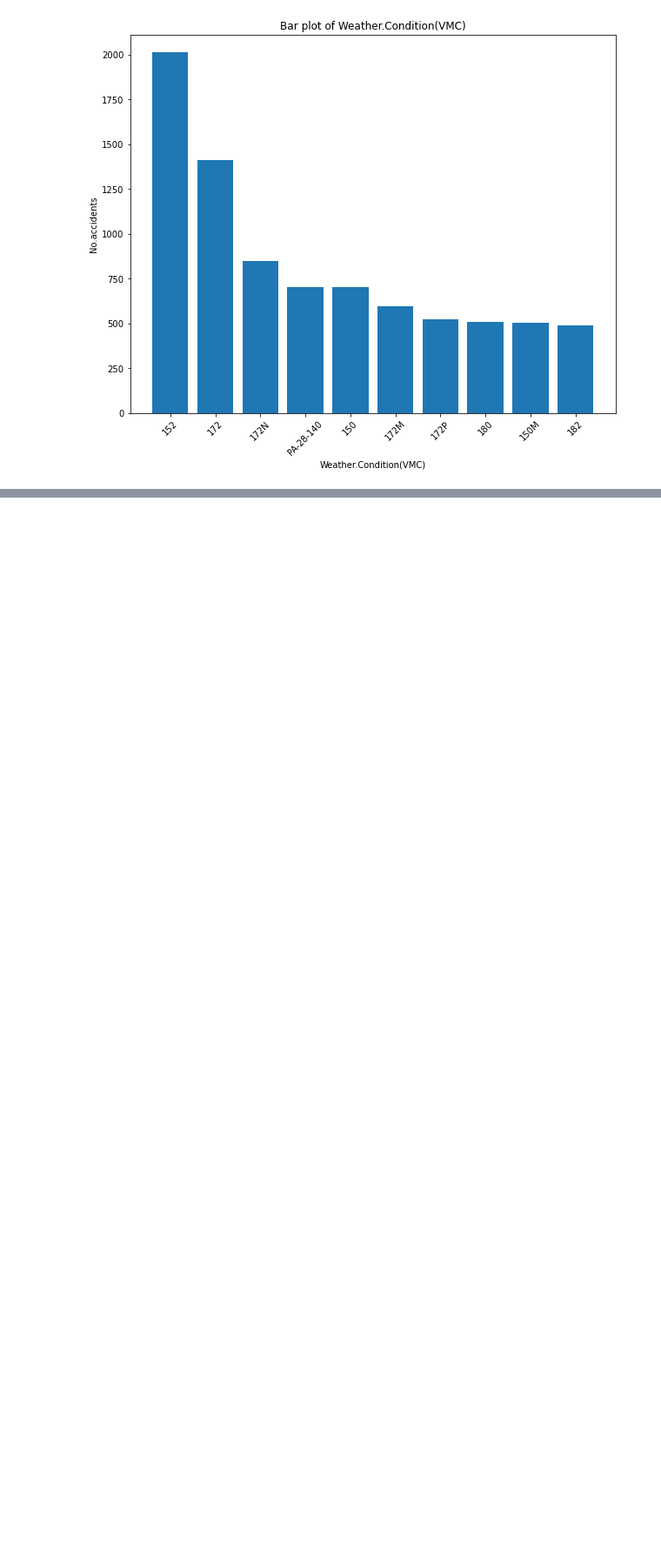
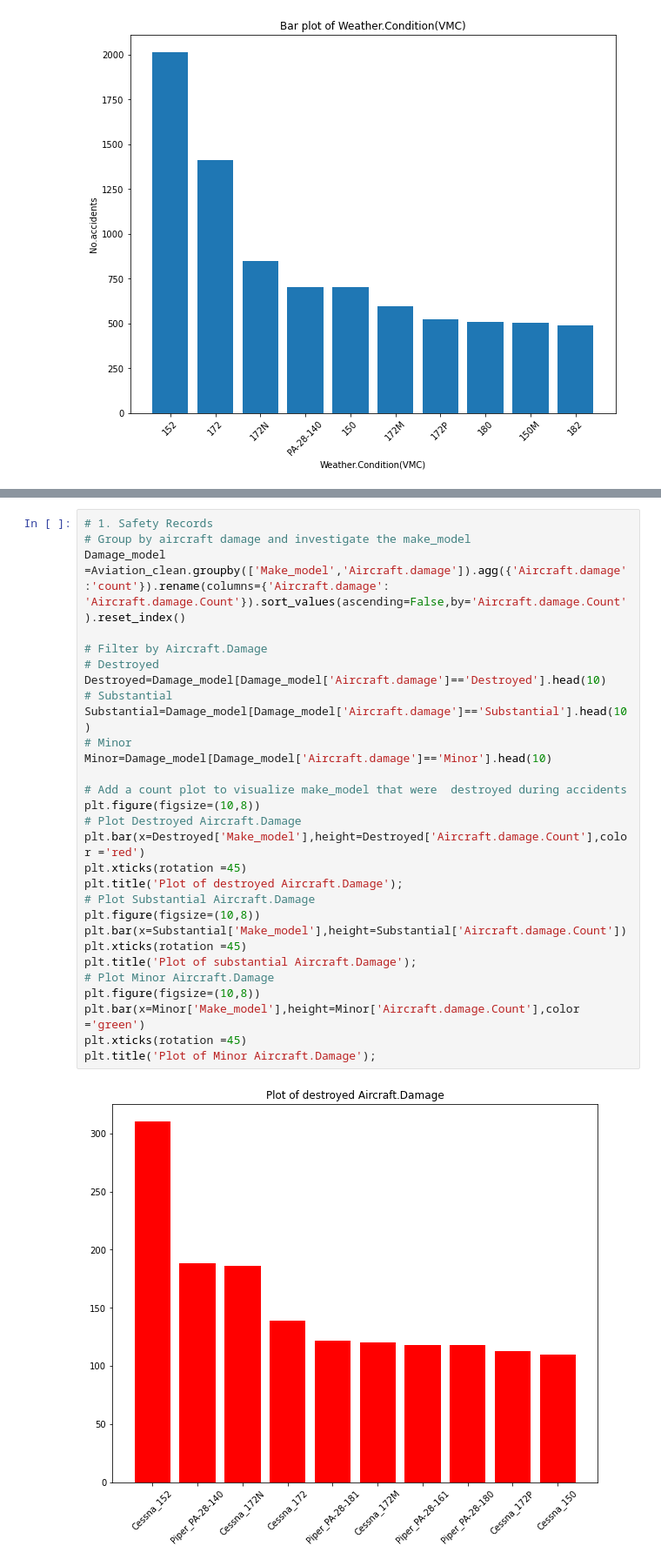
Before and after one commit to Rhino-byte/Project-Phase1-Moringa-School, a Jupyter notebook: Student.ipynb, the cells around one changed output, grey strips where cells are left out. Shown at 87% size. Drawn from its saved outputs; the diff is of its cells as text; blank space fills up the shorter version.

```diff
--- a/Student.ipynb
+++ b/Student.ipynb
@@ -544,0 +659,31 @@ Bar_plot(Weather_data['VMC'].head(10),'Weather.Condition(VMC)')
+# %%
+# 1. Safety Records
+# Group by aircraft damage and investigate the make_model
+Damage_model =Aviation_clean.groupby(['Make_model','Aircraft.damage']).agg({'Aircraft.damage':'count'}).rename(columns={'Aircraft.damage': 'Aircraft.damage.Count'}).sort_values(ascending=False,by='Aircraft.damage.Count').reset_index()
+
+# Filter by Aircraft.Damage
+# Destroyed
+Destroyed=Damage_model[Damage_model['Aircraft.damage']=='Destroyed'].head(10)
+# Substantial
+Substantial=Damage_model[Damage_model['Aircraft.damage']=='Substantial'].head(10)
+# Minor
+Minor=Damage_model[Damage_model['Aircraft.damage']=='Minor'].head(10)
+
+# Add a count plot to visualize make_model that were  destroyed during accidents
+plt.figure(figsize=(10,8))
+# Plot Destroyed Aircraft.Damage
+plt.bar(x=Destroyed['Make_model'],height=Destroyed['Aircraft.damage.Count'],color ='red')
+plt.xticks(rotation =45)
+plt.title('Plot of destroyed Aircraft.Damage');
+# Plot Substantial Aircraft.Damage
+plt.figure(figsize=(10,8))
+plt.bar(x=Substantial['Make_model'],height=Substantial['Aircraft.damage.Count'])
+plt.xticks(rotation =45)
+plt.title('Plot of substantial Aircraft.Damage');
+# Plot Minor Aircraft.Damage
+plt.figure(figsize=(10,8))
+plt.bar(x=Minor['Make_model'],height=Minor['Aircraft.damage.Count'],color ='green')
+plt.xticks(rotation =45)
+plt.title('Plot of Minor Aircraft.Damage');
+# %% [output]
+[figure, added]
```
Also changed, not shown: parts of 20 cells of this notebook.
